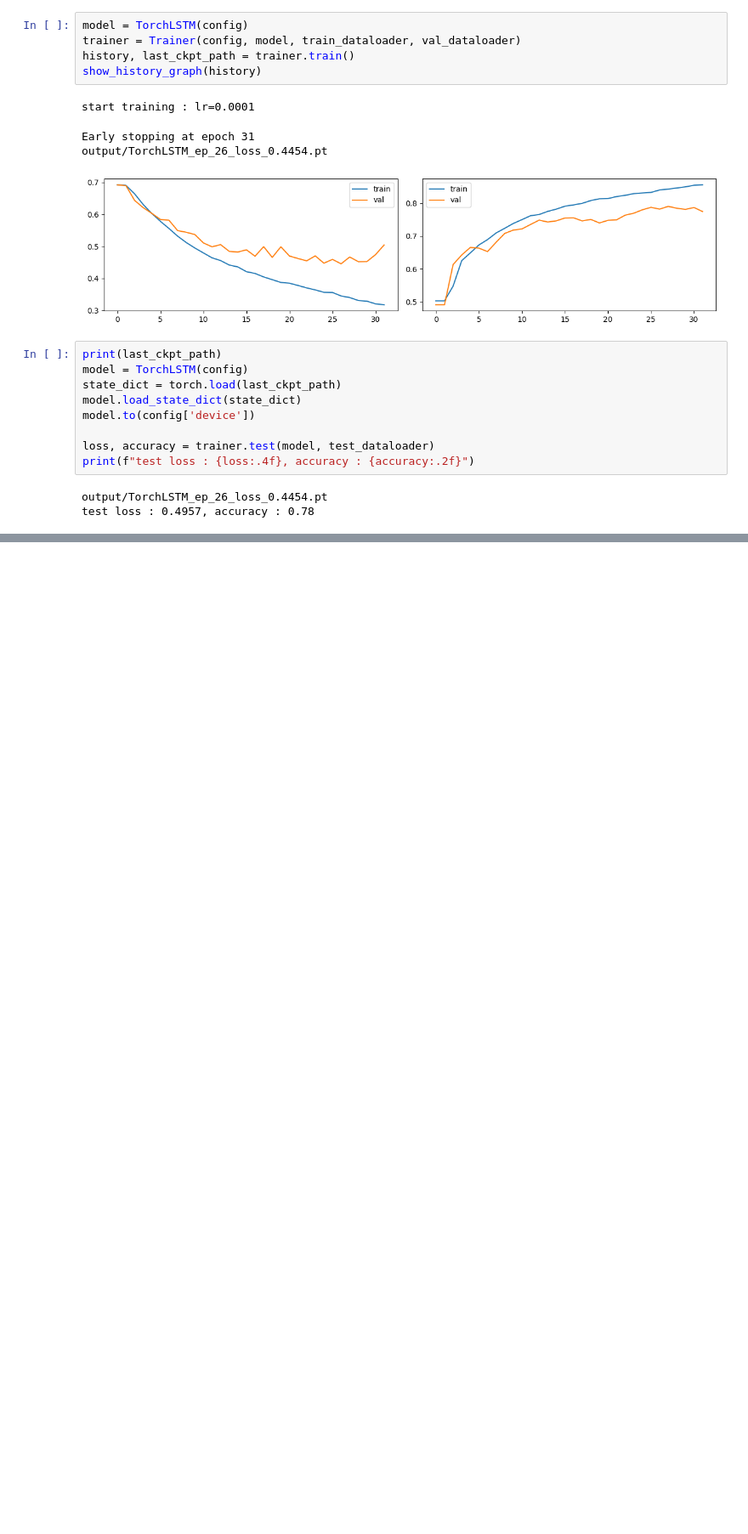
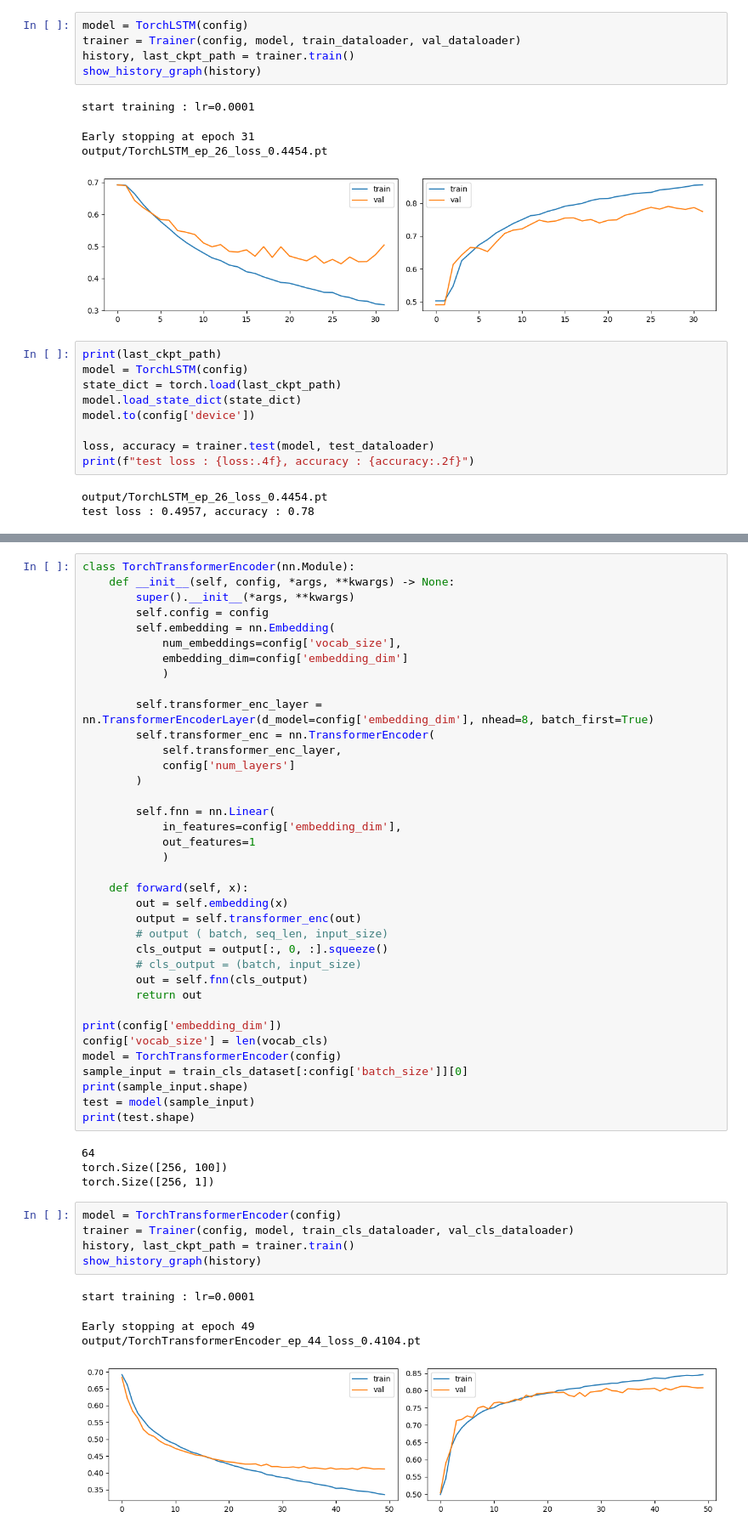
Before and after one commit to joseph-jingi-jung/NLP-Zero-to-transformers, a Jupyter notebook: NLP_Zero_to_transformers_IMDB.ipynb, the cells around one changed output, grey strips where cells are left out. Shown: that part at 85% size. Drawn from its saved outputs; the diff is of its cells as text; blank space fills up the shorter version.

Commit message:
Transformer encoder

```diff
--- a/NLP_Zero_to_transformers_IMDB.ipynb
+++ b/NLP_Zero_to_transformers_IMDB.ipynb
@@ -415,0 +463,51 @@ test loss : 0.4957, accuracy : 0.78
+# %%
+class TorchTransformerEncoder(nn.Module):
+    def __init__(self, config, *args, **kwargs) -> None:
+        super().__init__(*args, **kwargs)
+        self.config = config
+        self.embedding = nn.Embedding(
+            num_embeddings=config['vocab_size'],
+            embedding_dim=config['embedding_dim']
+            )
+
+        self.transformer_enc_layer = nn.TransformerEncoderLayer(d_model=config['embedding_dim'], nhead=8, batch_first=True)
+        self.transformer_enc = nn.TransformerEncoder(
+            self.transformer_enc_layer,
+            config['num_layers']
+        )
+
+        self.fnn = nn.Linear(
+            in_features=config['embedding_dim'],
+            out_features=1
+            )
+
+    def forward(self, x):
+        out = self.embedding(x)
+        output = self.transformer_enc(out)
+        # output ( batch, seq_len, input_size)
+        cls_output = output[:, 0, :].squeeze()
+        # cls_output = (batch, input_size)
+        out = self.fnn(cls_output)
+        return out
+
+print(config['embedding_dim'])
+config['vocab_size'] = len(vocab_cls)
+model = TorchTransformerEncoder(config)
+sample_input = train_cls_dataset[:config['batch_size']][0]
+print(sample_input.shape)
+test = model(sample_input)
+print(test.shape)
+# %% [output]
+64
+torch.Size([256, 100])
+torch.Size([256, 1])
+# %%
+model = TorchTransformerEncoder(config)
+trainer = Trainer(config, model, train_cls_dataloader, val_cls_dataloader)
+history, last_ckpt_path = trainer.train()
+show_history_graph(history)
+# %% [output]
+start training : lr=0.0001
+Early stopping at epoch 49
+output/TorchTransformerEncoder_ep_44_loss_0.4104.pt
+[figure, added]
```
Also changed, not shown: parts of 2 cells of this notebook.
